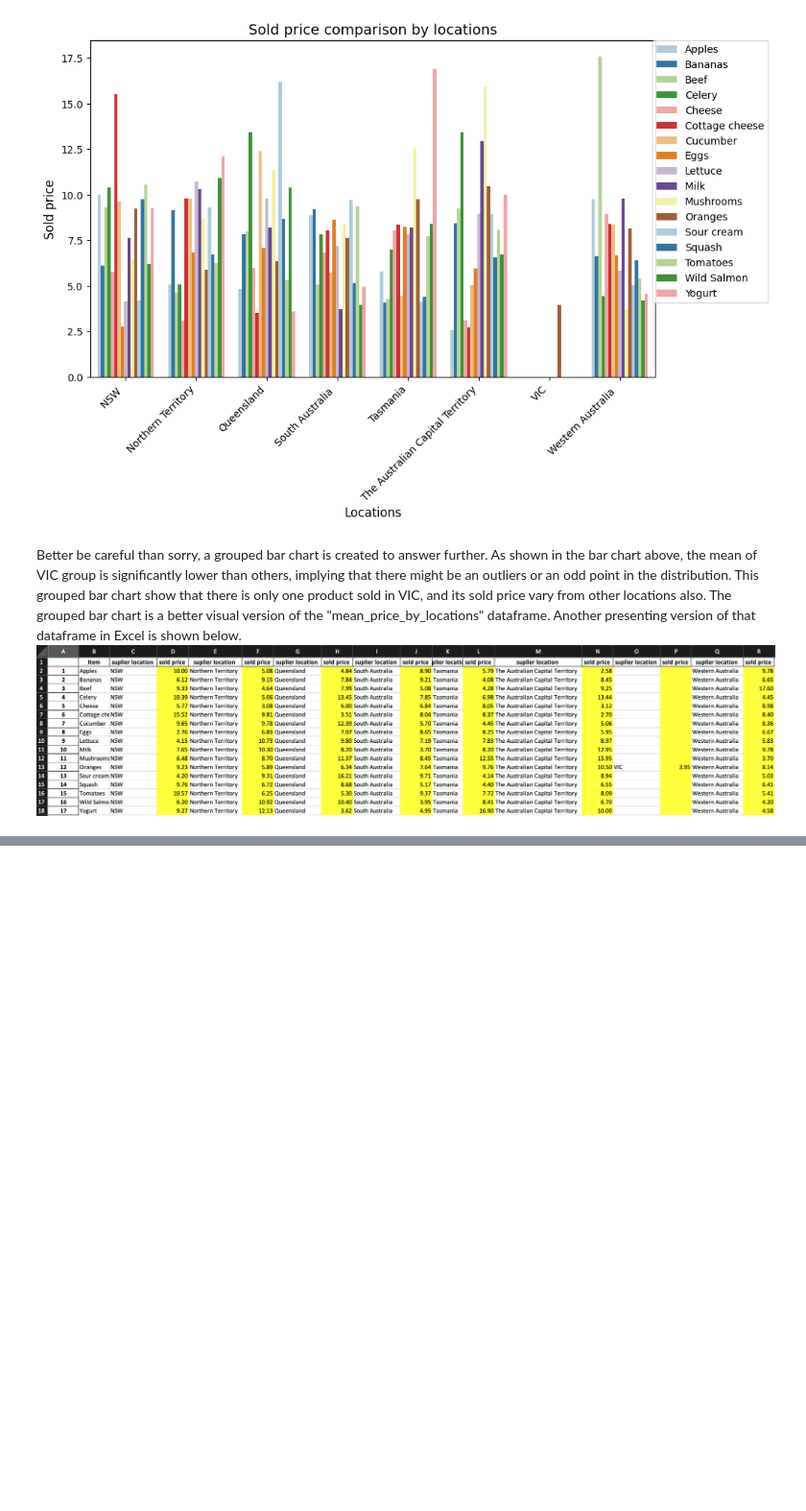
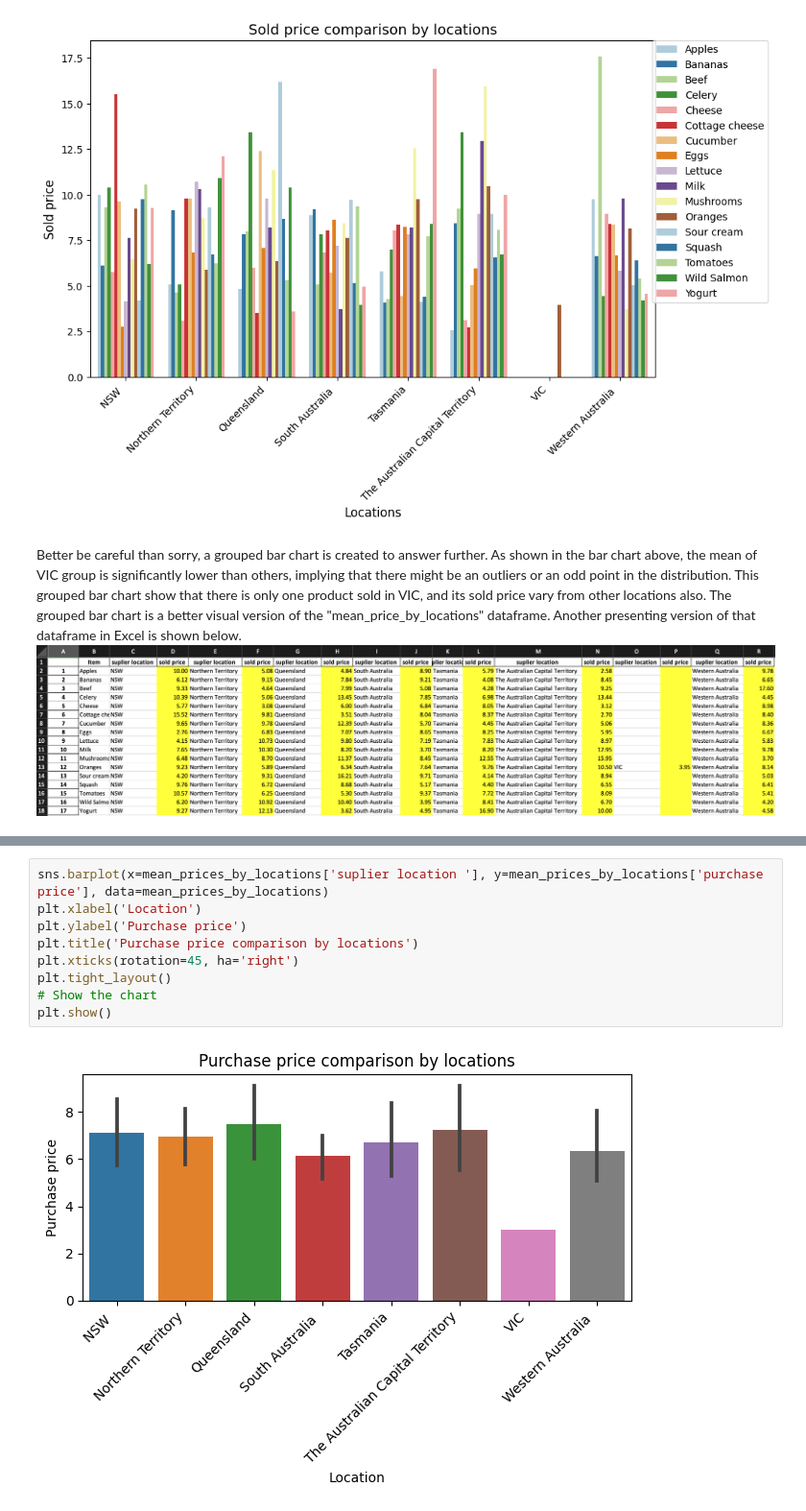
Before and after one commit to derkaiser9423/PythonPracticeProject, a Jupyter notebook: Assigment_1_Session_4_s8091335.ipynb, the cells around one changed output, grey strips where cells are left out. Shown at 96% size. Drawn from its saved outputs; the diff is of its cells as text; blank space fills up the shorter version.

```diff
--- a/Assigment_1_Session_4_s8091335.ipynb
+++ b/Assigment_1_Session_4_s8091335.ipynb
@@ -176,0 +181,11 @@ Better be careful than sorry, a grouped bar chart is created to answer further.
+# %%
+sns.barplot(x=mean_prices_by_locations['suplier location '], y=mean_prices_by_locations['purchase price'], data=mean_prices_by_locations)
+plt.xlabel('Location')
+plt.ylabel('Purchase price')
+plt.title('Purchase price comparison by locations')
+plt.xticks(rotation=45, ha='right')
+plt.tight_layout()
+# Show the chart
+plt.show()
+# %% [output]
+[figure, added]
```
Also changed, not shown: parts of 12 cells of this notebook.
